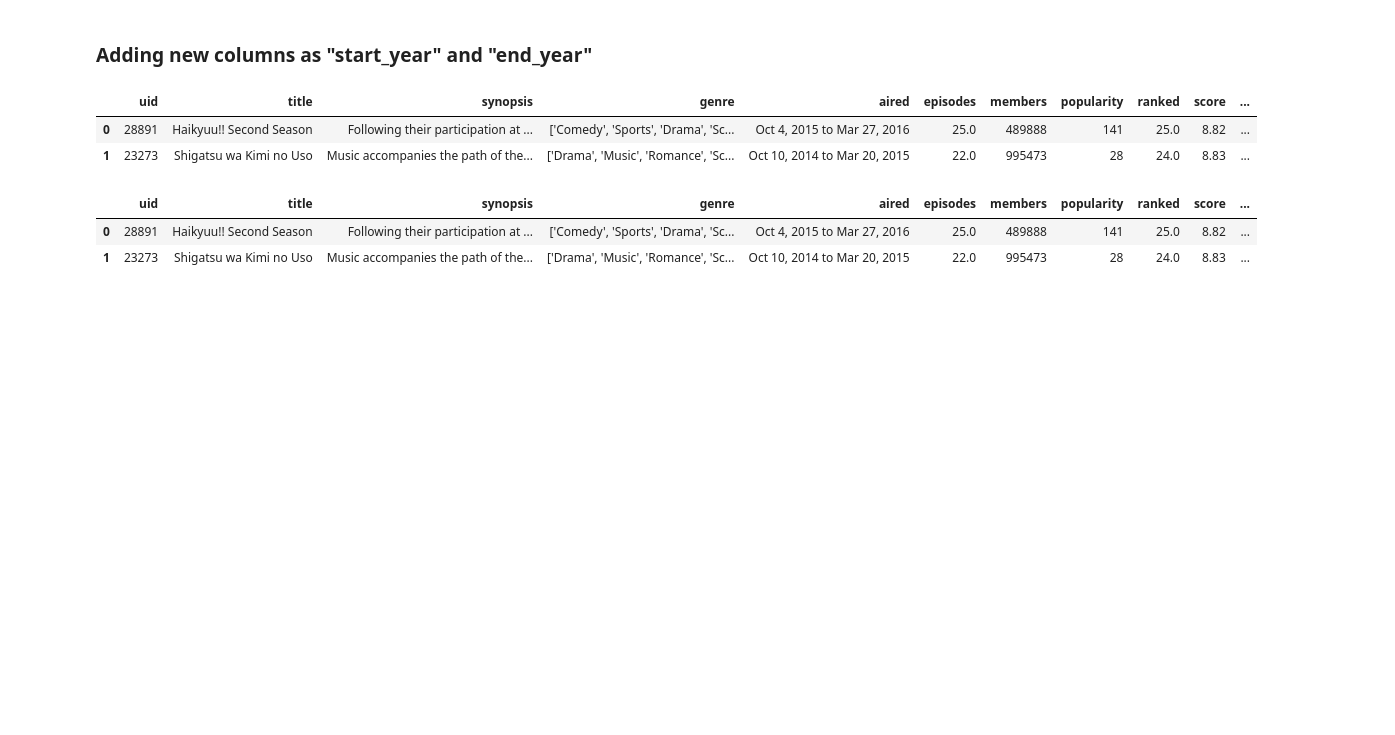
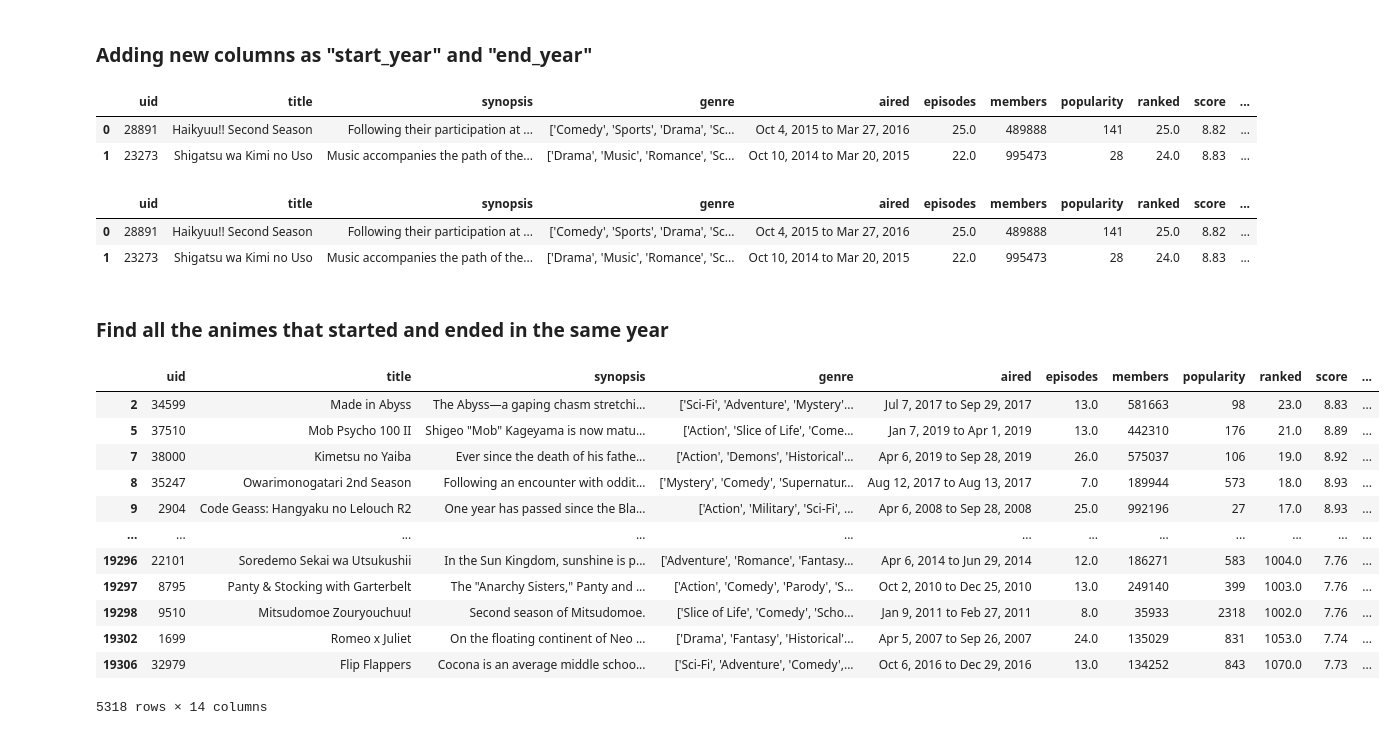
Before and after one commit to Tanay-Dwivedi/Animes-Data-Analysis, a Jupyter notebook: animes_data_analysis.ipynb, the cells around one changed output. Drawn from its saved outputs; the diff is of its cells as text; code cells hidden in the pictures; blank space fills up the shorter version.

Commit message:
Animes Data Analysis

```diff
--- a/animes_data_analysis.ipynb
+++ b/animes_data_analysis.ipynb
@@ -147,3 +147,21 @@ df.head(2)
 |  | uid | title | synopsis | genre | aired | episodes | members | popularity | ranked | score | ... |
 | 0 | 28891 | Haikyuu!! Second Season | Following their participation at ... | ['Comedy', 'Sports', 'Drama', 'Sc... | Oct 4, 2015 to Mar 27, 2016 | 25.0 | 489888 | 141 | 25.0 | 8.82 | ... |
 | 1 | 23273 | Shigatsu wa Kimi no Uso | Music accompanies the path of the... | ['Drama', 'Music', 'Romance', 'Sc... | Oct 10, 2014 to Mar 20, 2015 | 22.0 | 995473 | 28 | 24.0 | 8.83 | ... |
+# %% [markdown]
+### Find all the animes that started and ended in the same year
+# %%
+df[((df["start_year"]) == (df["end_year"]))]
+# %% [output]
+|  | uid | title | synopsis | genre | aired | episodes | members | popularity | ranked | score | ... |
+| 2 | 34599 | Made in Abyss | The Abyss—a gaping chasm stretchi... | ['Sci-Fi', 'Adventure', 'Mystery'... | Jul 7, 2017 to Sep 29, 2017 | 13.0 | 581663 | 98 | 23.0 | 8.83 | ... |
+| 5 | 37510 | Mob Psycho 100 II | Shigeo "Mob" Kageyama is now matu... | ['Action', 'Slice of Life', 'Come... | Jan 7, 2019 to Apr 1, 2019 | 13.0 | 442310 | 176 | 21.0 | 8.89 | ... |
+| 7 | 38000 | Kimetsu no Yaiba | Ever since the death of his fathe... | ['Action', 'Demons', 'Historical'... | Apr 6, 2019 to Sep 28, 2019 | 26.0 | 575037 | 106 | 19.0 | 8.92 | ... |
+| 8 | 35247 | Owarimonogatari 2nd Season | Following an encounter with oddit... | ['Mystery', 'Comedy', 'Supernatur... | Aug 12, 2017 to Aug 13, 2017 | 7.0 | 189944 | 573 | 18.0 | 8.93 | ... |
+| 9 | 2904 | Code Geass: Hangyaku no Lelouch R2 | One year has passed since the Bla... | ['Action', 'Military', 'Sci-Fi', ... | Apr 6, 2008 to Sep 28, 2008 | 25.0 | 992196 | 27 | 17.0 | 8.93 | ... |
+| ... | ... | ... | ... | ... | ... | ... | ... | ... | ... | ... | ... |
+| 19296 | 22101 | Soredemo Sekai wa Utsukushii | In the Sun Kingdom, sunshine is p... | ['Adventure', 'Romance', 'Fantasy... | Apr 6, 2014 to Jun 29, 2014 | 12.0 | 186271 | 583 | 1004.0 | 7.76 | ... |
+| 19297 | 8795 | Panty & Stocking with Garterbelt | The "Anarchy Sisters," Panty and ... | ['Action', 'Comedy', 'Parody', 'S... | Oct 2, 2010 to Dec 25, 2010 | 13.0 | 249140 | 399 | 1003.0 | 7.76 | ... |
+| 19298 | 9510 | Mitsudomoe Zouryouchuu! | Second season of Mitsudomoe. | ['Slice of Life', 'Comedy', 'Scho... | Jan 9, 2011 to Feb 27, 2011 | 8.0 | 35933 | 2318 | 1002.0 | 7.76 | ... |
+| 19302 | 1699 | Romeo x Juliet | On the floating continent of Neo ... | ['Drama', 'Fantasy', 'Historical'... | Apr 5, 2007 to Sep 26, 2007 | 24.0 | 135029 | 831 | 1053.0 | 7.74 | ... |
+| 19306 | 32979 | Flip Flappers | Cocona is an average middle schoo... | ['Sci-Fi', 'Adventure', 'Comedy',... | Oct 6, 2016 to Dec 29, 2016 | 13.0 | 134252 | 843 | 1070.0 | 7.73 | ... |
+5318 rows × 14 columns
```
Also changed, not shown: parts of 2 cells of this notebook.
